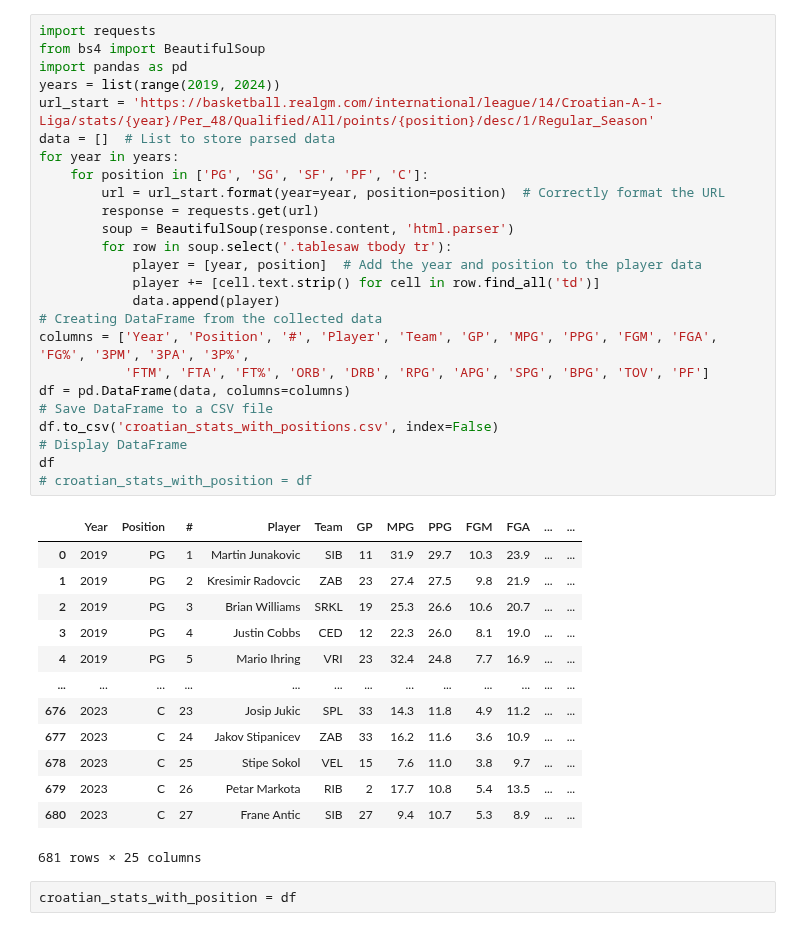
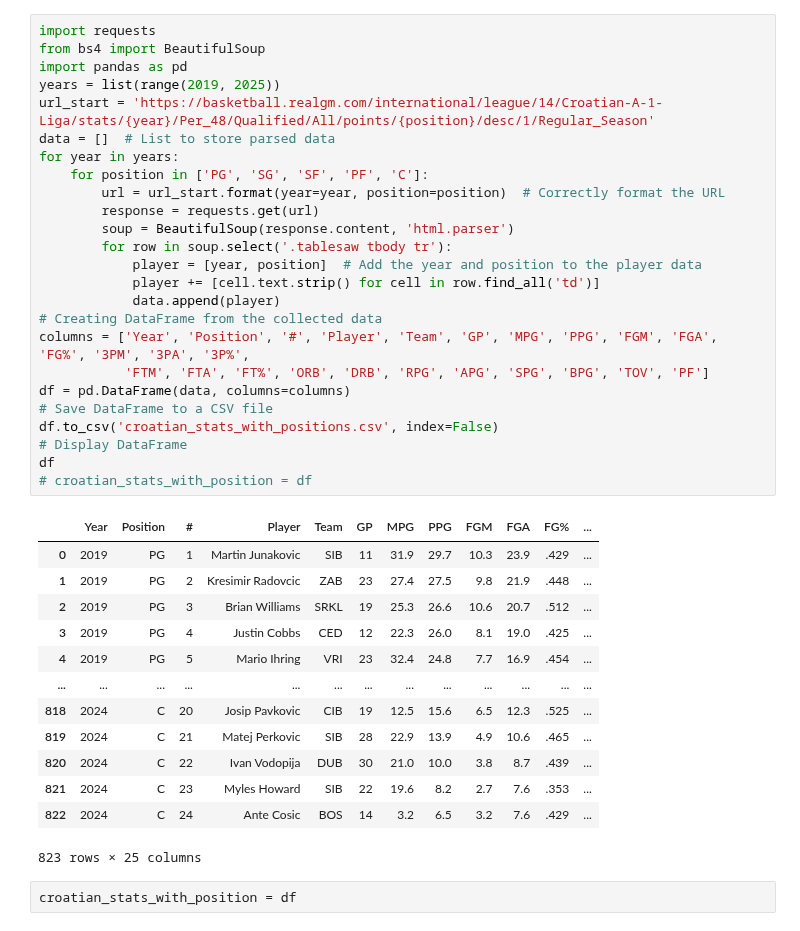
Before and after one commit to NEAT-Scouting-Data-Analytics/NEAT-Scouting-Data-Analytics, a Jupyter notebook: 3 Euro leagues/Croatia_league.ipynb, the cells around one changed output. Drawn from its saved outputs; the diff is of its cells as text.

```diff
--- a/3 Euro leagues/Croatia_league.ipynb
+++ b/3 Euro leagues/Croatia_league.ipynb
@@ -1,42 +1,42 @@
 # %%
 import requests
 from bs4 import BeautifulSoup
 import pandas as pd
-years = list(range(2019, 2024))
+years = list(range(2019, 2025))
 url_start = 'https://basketball.realgm.com/international/league/14/Croatian-A-1-Liga/stats/{year}/Per_48/Qualified/All/points/{position}/desc/1/Regular_Season'
 data = []  # List to store parsed data
 for year in years:
     for position in ['PG', 'SG', 'SF', 'PF', 'C']:
         url = url_start.format(year=year, position=position)  # Correctly format the URL
         response = requests.get(url)
         soup = BeautifulSoup(response.content, 'html.parser')
         for row in soup.select('.tablesaw tbody tr'):
             player = [year, position]  # Add the year and position to the player data
             player += [cell.text.strip() for cell in row.find_all('td')]
             data.append(player)
 # Creating DataFrame from the collected data
 columns = ['Year', 'Position', '#', 'Player', 'Team', 'GP', 'MPG', 'PPG', 'FGM', 'FGA', 'FG%', '3PM', '3PA', '3P%',
            'FTM', 'FTA', 'FT%', 'ORB', 'DRB', 'RPG', 'APG', 'SPG', 'BPG', 'TOV', 'PF']
 df = pd.DataFrame(data, columns=columns)
 # Save DataFrame to a CSV file
 df.to_csv('croatian_stats_with_positions.csv', index=False)
 # Display DataFrame
 df
 # croatian_stats_with_position = df
 # %% [output]
-|  | Year | Position | # | Player | Team | GP | MPG | PPG | FGM | FGA | ... | ... |
-| 0 | 2019 | PG | 1 | Martin Junakovic | SIB | 11 | 31.9 | 29.7 | 10.3 | 23.9 | ... | ... |
-| 1 | 2019 | PG | 2 | Kresimir Radovcic | ZAB | 23 | 27.4 | 27.5 | 9.8 | 21.9 | ... | ... |
-| 2 | 2019 | PG | 3 | Brian Williams | SRKL | 19 | 25.3 | 26.6 | 10.6 | 20.7 | ... | ... |
-| 3 | 2019 | PG | 4 | Justin Cobbs | CED | 12 | 22.3 | 26.0 | 8.1 | 19.0 | ... | ... |
-| 4 | 2019 | PG | 5 | Mario Ihring | VRI | 23 | 32.4 | 24.8 | 7.7 | 16.9 | ... | ... |
+|  | Year | Position | # | Player | Team | GP | MPG | PPG | FGM | FGA | FG% | ... |
+| 0 | 2019 | PG | 1 | Martin Junakovic | SIB | 11 | 31.9 | 29.7 | 10.3 | 23.9 | .429 | ... |
+| 1 | 2019 | PG | 2 | Kresimir Radovcic | ZAB | 23 | 27.4 | 27.5 | 9.8 | 21.9 | .448 | ... |
+| 2 | 2019 | PG | 3 | Brian Williams | SRKL | 19 | 25.3 | 26.6 | 10.6 | 20.7 | .512 | ... |
+| 3 | 2019 | PG | 4 | Justin Cobbs | CED | 12 | 22.3 | 26.0 | 8.1 | 19.0 | .425 | ... |
+| 4 | 2019 | PG | 5 | Mario Ihring | VRI | 23 | 32.4 | 24.8 | 7.7 | 16.9 | .454 | ... |
 | ... | ... | ... | ... | ... | ... | ... | ... | ... | ... | ... | ... | ... |
-| 676 | 2023 | C | 23 | Josip Jukic | SPL | 33 | 14.3 | 11.8 | 4.9 | 11.2 | ... | ... |
-| 677 | 2023 | C | 24 | Jakov Stipanicev | ZAB | 33 | 16.2 | 11.6 | 3.6 | 10.9 | ... | ... |
-| 678 | 2023 | C | 25 | Stipe Sokol | VEL | 15 | 7.6 | 11.0 | 3.8 | 9.7 | ... | ... |
-| 679 | 2023 | C | 26 | Petar Markota | RIB | 2 | 17.7 | 10.8 | 5.4 | 13.5 | ... | ... |
-| 680 | 2023 | C | 27 | Frane Antic | SIB | 27 | 9.4 | 10.7 | 5.3 | 8.9 | ... | ... |
+| 818 | 2024 | C | 20 | Josip Pavkovic | CIB | 19 | 12.5 | 15.6 | 6.5 | 12.3 | .525 | ... |
+| 819 | 2024 | C | 21 | Matej Perkovic | SIB | 28 | 22.9 | 13.9 | 4.9 | 10.6 | .465 | ... |
+| 820 | 2024 | C | 22 | Ivan Vodopija | DUB | 30 | 21.0 | 10.0 | 3.8 | 8.7 | .439 | ... |
+| 821 | 2024 | C | 23 | Myles Howard | SIB | 22 | 19.6 | 8.2 | 2.7 | 7.6 | .353 | ... |
+| 822 | 2024 | C | 24 | Ante Cosic | BOS | 14 | 3.2 | 6.5 | 3.2 | 7.6 | .429 | ... |
-681 rows × 25 columns
+823 rows × 25 columns
 # %%
 croatian_stats_with_position = df
 # %%
```
Also changed, not shown: parts of 4 cells of this notebook, 8 other files.
